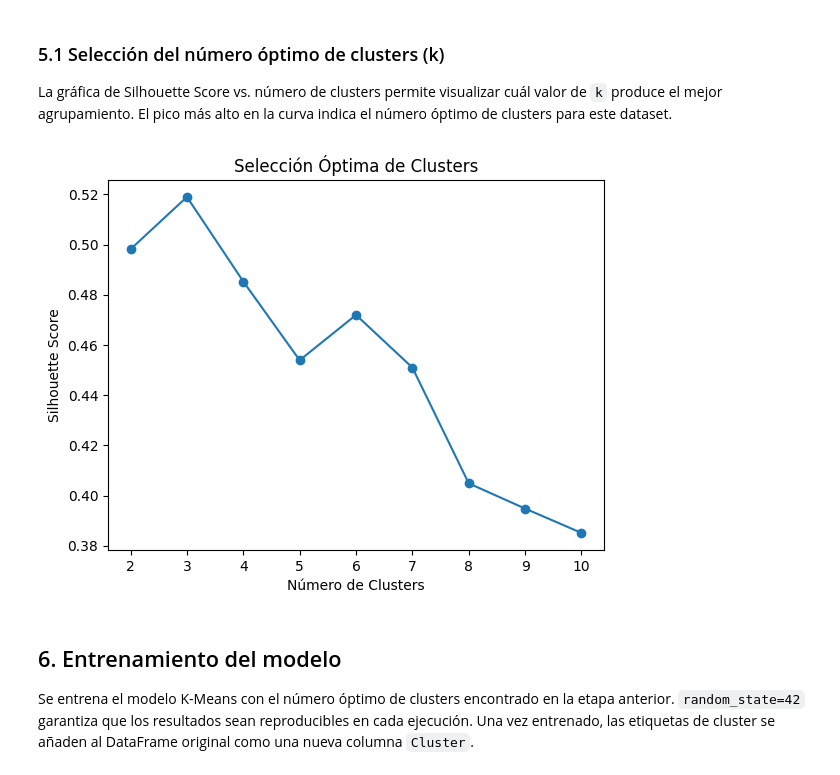
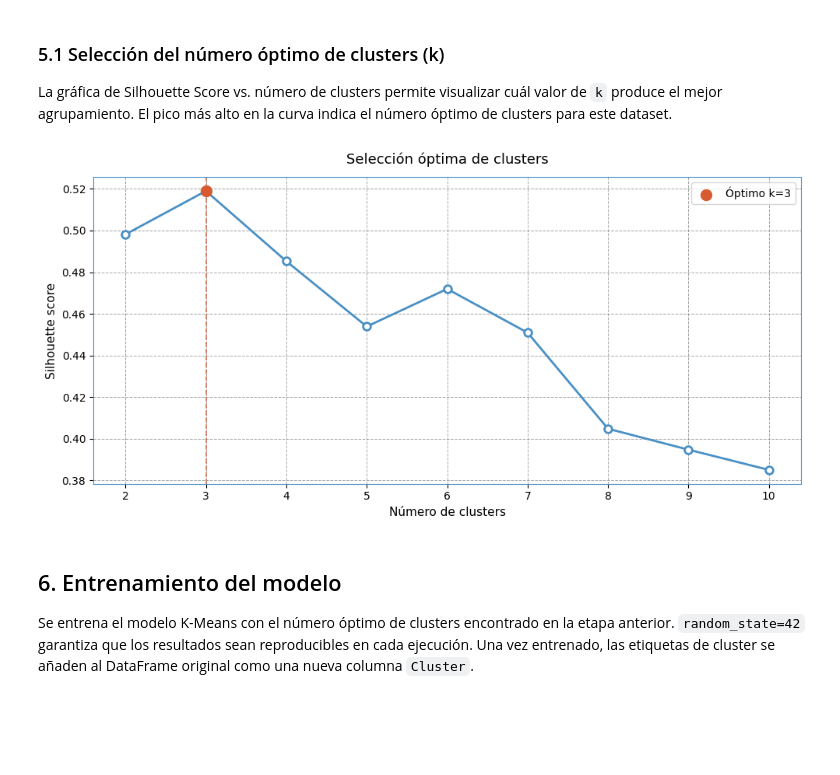
Before and after one commit to camilo-rod/k-beans, a Jupyter notebook: notebook/drybean.ipynb, the cells around one changed output. Cells and saved outputs as stored; diff of their text form; code cells hidden in the pictures; blank space fills up the shorter version.

```diff
--- a/notebook/drybean.ipynb
+++ b/notebook/drybean.ipynb
@@ -291,16 +345,34 @@ Mejor Silhouette Score: 0.5190007679364604
 
 La gráfica de Silhouette Score vs. número de clusters permite visualizar cuál valor de `k` produce el mejor agrupamiento. El pico más alto en la curva indica el número óptimo de clusters para este dataset.
 # %%
-plt.plot(K, silhouette_scores, marker='o')
+fig, ax = plt.subplots(figsize=(10, 5))
 
-plt.xlabel('Número de Clusters')
-plt.ylabel('Silhouette Score')
+ax.plot(K, silhouette_scores, marker='o', color='#4a90c4', linewidth=2,
+        markersize=7, markerfacecolor='white', markeredgecolor='#4a90c4', markeredgewidth=2)
 
-plt.title('Selección Óptima de Clusters')
+# Marca el punto óptimo
+best_k = K[silhouette_scores.index(max(silhouette_scores))]
+best_score = max(silhouette_scores)
 
+ax.scatter([best_k], [best_score], color='#d85a30', zorder=5, s=100, label=f'Óptimo k={best_k}')
+ax.axvline(x=best_k, color='#d85a30', linestyle='--', linewidth=1.2, alpha=0.7)
+
+ax.set_xlabel('Número de clusters', fontsize=11)
+ax.set_ylabel('Silhouette score', fontsize=11)
+ax.set_title('Selección óptima de clusters', fontsize=13, pad=12)
+ax.set_xticks(K)
+ax.grid(linestyle='--', linewidth=0.7, alpha=0.7, color='gray')
+ax.set_axisbelow(True)
+ax.legend(fontsize=10)
+
+for spine in ax.spines.values():
+    spine.set_edgecolor('#4a90c4')
+    spine.set_linewidth(0.8)
+
+plt.tight_layout()
 plt.show()
 # %% [output]
-[figure, old version]
+[figure, new version]
 # %% [markdown]
 
 ## 6. Entrenamiento del modelo
```
Also changed, not shown: parts of 6 cells of this notebook.
